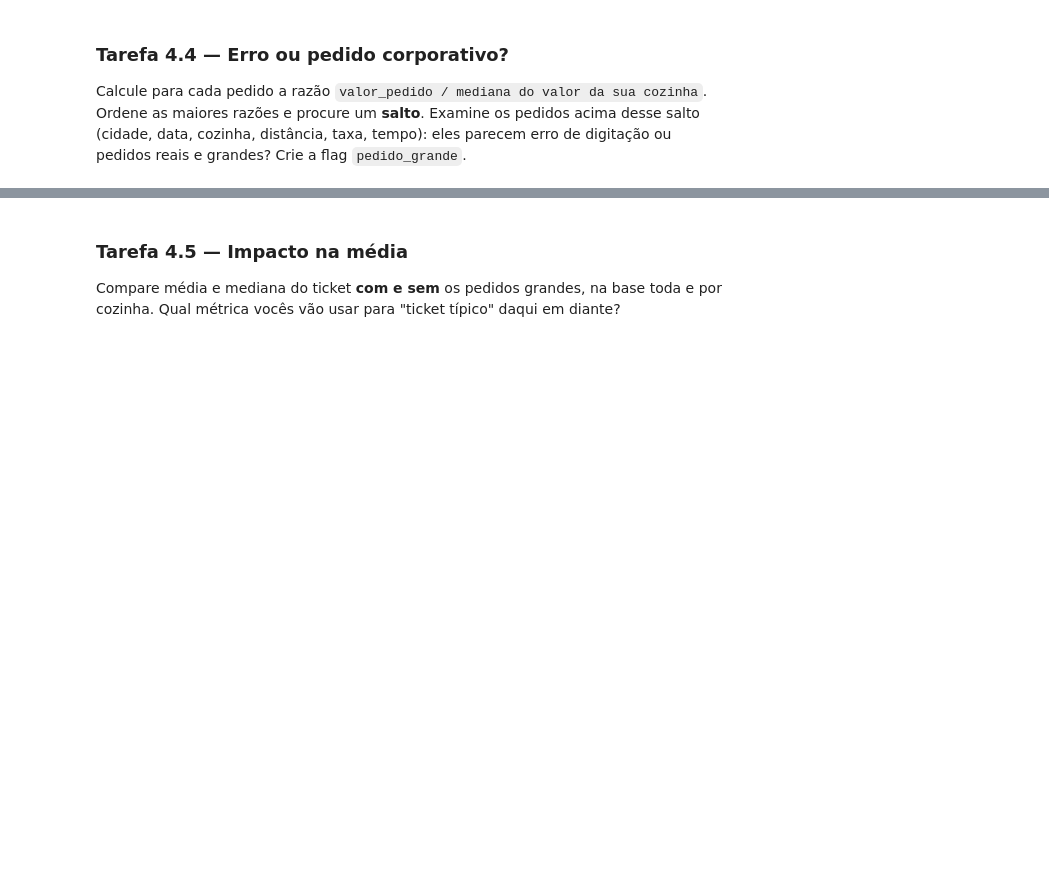
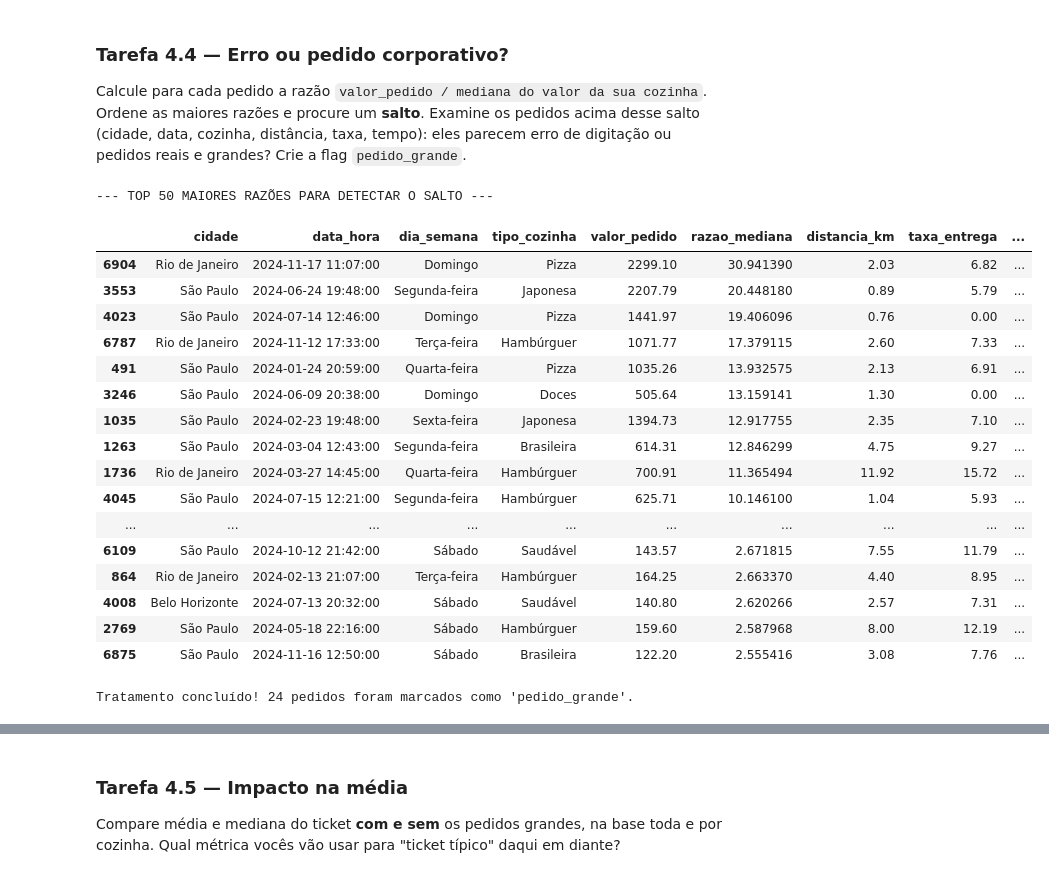
Before and after one commit to eduardoschlemer/TRABALHO-FINAL-ANALISE-EXPLORATORIA, a Jupyter notebook: projeto_final.ipynb, the cells around one changed output, grey strips where cells are left out. Cells and saved outputs as stored; diff of their text form; code cells hidden in the pictures; blank space fills up the shorter version.

```diff
--- a/projeto_final.ipynb
+++ b/projeto_final.ipynb
@@ -697,5 +864,66 @@ Aplique 1,5·IQR **na base inteira** e conte, por `tipo_cozinha`, quantos pedido
 ### Tarefa 4.4 — Erro ou pedido corporativo?
 Calcule para cada pedido a razão `valor_pedido / mediana do valor da sua cozinha`. Ordene as maiores razões e procure um **salto**. Examine os pedidos acima desse salto (cidade, data, cozinha, distância, taxa, tempo): eles parecem erro de digitação ou pedidos reais e grandes? Crie a flag `pedido_grande`.
 # %%
-# Sua solução aqui
+# 1. Calcular a mediana de valor_pedido para cada tipo_cozinha
+df["mediana_cozinha"] = df.groupby("tipo_cozinha")["valor_pedido"].transform(
+    "median"
+)
+
+# 2. Calcular a razão do pedido em relação à mediana da sua própria cozinha
+df["razao_mediana"] = df["valor_pedido"] / df["mediana_cozinha"]
+
+# 3. Ordenar as maiores razões do maior para o menor para identificar o salto
+top_razoes = df.sort_values(by="razao_mediana", ascending=False)
+
+# 4. Selecionar colunas específicas para investigar os registros acima do salto
+# (Ajuste o nome das colunas se no seu arquivo forem ligeiramente diferentes)
+colunas_analise = [
+    "cidade",
+    "data_hora",
+    "dia_semana",
+    "tipo_cozinha",
+    "valor_pedido",
+    "razao_mediana",
+    "distancia_km",
+    "taxa_entrega",
+    "tempo_entrega_min",
+]
+
+# Filtrando para checar apenas as colunas existentes para evitar erros de KeyError
+colunas_validas = [col for col in colunas_analise if col in df.columns]
+
+print("--- TOP 50 MAIORES RAZÕES PARA DETECTAR O SALTO ---")
+display(top_razoes[colunas_validas].head(50))
+
+# Definindo o limite a partir do salto identificado nos seus dados
+LIMITE_SALTO = 5
+
+# Criando a flag booleana para os pedidos reais que são extraordinariamente grandes
+df["pedido_grande"] = df["razao_mediana"] > LIMITE_SALTO
+
+# Verificando quantos pedidos entraram nessa categoria
+qtd_grandes = df["pedido_grande"].sum()
+print(
+    f"Tratamento concluído! {qtd_grandes} pedidos foram marcados como 'pedido_grande'."
+)
+# %% [output]
+--- TOP 50 MAIORES RAZÕES PARA DETECTAR O SALTO ---
+|  | cidade | data_hora | dia_semana | tipo_cozinha | valor_pedido | razao_mediana | distancia_km | taxa_entrega | ... |
+| 6904 | Rio de Janeiro | 2024-11-17 11:07:00 | Domingo | Pizza | 2299.10 | 30.941390 | 2.03 | 6.82 | ... |
+| 3553 | São Paulo | 2024-06-24 19:48:00 | Segunda-feira | Japonesa | 2207.79 | 20.448180 | 0.89 | 5.79 | ... |
+| 4023 | São Paulo | 2024-07-14 12:46:00 | Domingo | Pizza | 1441.97 | 19.406096 | 0.76 | 0.00 | ... |
+| 6787 | Rio de Janeiro | 2024-11-12 17:33:00 | Terça-feira | Hambúrguer | 1071.77 | 17.379115 | 2.60 | 7.33 | ... |
+| 491 | São Paulo | 2024-01-24 20:59:00 | Quarta-feira | Pizza | 1035.26 | 13.932575 | 2.13 | 6.91 | ... |
+| 3246 | São Paulo | 2024-06-09 20:38:00 | Domingo | Doces | 505.64 | 13.159141 | 1.30 | 0.00 | ... |
+| 1035 | São Paulo | 2024-02-23 19:48:00 | Sexta-feira | Japonesa | 1394.73 | 12.917755 | 2.35 | 7.10 | ... |
+| 1263 | São Paulo | 2024-03-04 12:43:00 | Segunda-feira | Brasileira | 614.31 | 12.846299 | 4.75 | 9.27 | ... |
+| 1736 | Rio de Janeiro | 2024-03-27 14:45:00 | Quarta-feira | Hambúrguer | 700.91 | 11.365494 | 11.92 | 15.72 | ... |
+| 4045 | São Paulo | 2024-07-15 12:21:00 | Segunda-feira | Hambúrguer | 625.71 | 10.146100 | 1.04 | 5.93 | ... |
+| ... | ... | ... | ... | ... | ... | ... | ... | ... | ... |
+| 6109 | São Paulo | 2024-10-12 21:42:00 | Sábado | Saudável | 143.57 | 2.671815 | 7.55 | 11.79 | ... |
+| 864 | Rio de Janeiro | 2024-02-13 21:07:00 | Terça-feira | Hambúrguer | 164.25 | 2.663370 | 4.40 | 8.95 | ... |
+| 4008 | Belo Horizonte | 2024-07-13 20:32:00 | Sábado | Saudável | 140.80 | 2.620266 | 2.57 | 7.31 | ... |
+| 2769 | São Paulo | 2024-05-18 22:16:00 | Sábado | Hambúrguer | 159.60 | 2.587968 | 8.00 | 12.19 | ... |
+| 6875 | São Paulo | 2024-11-16 12:50:00 | Sábado | Brasileira | 122.20 | 2.555416 | 3.08 | 7.76 | ... |
+Tratamento concluído! 24 pedidos foram marcados como 'pedido_grande'.
 # %% [markdown]
```
Also changed, not shown: parts of 12 cells of this notebook.
